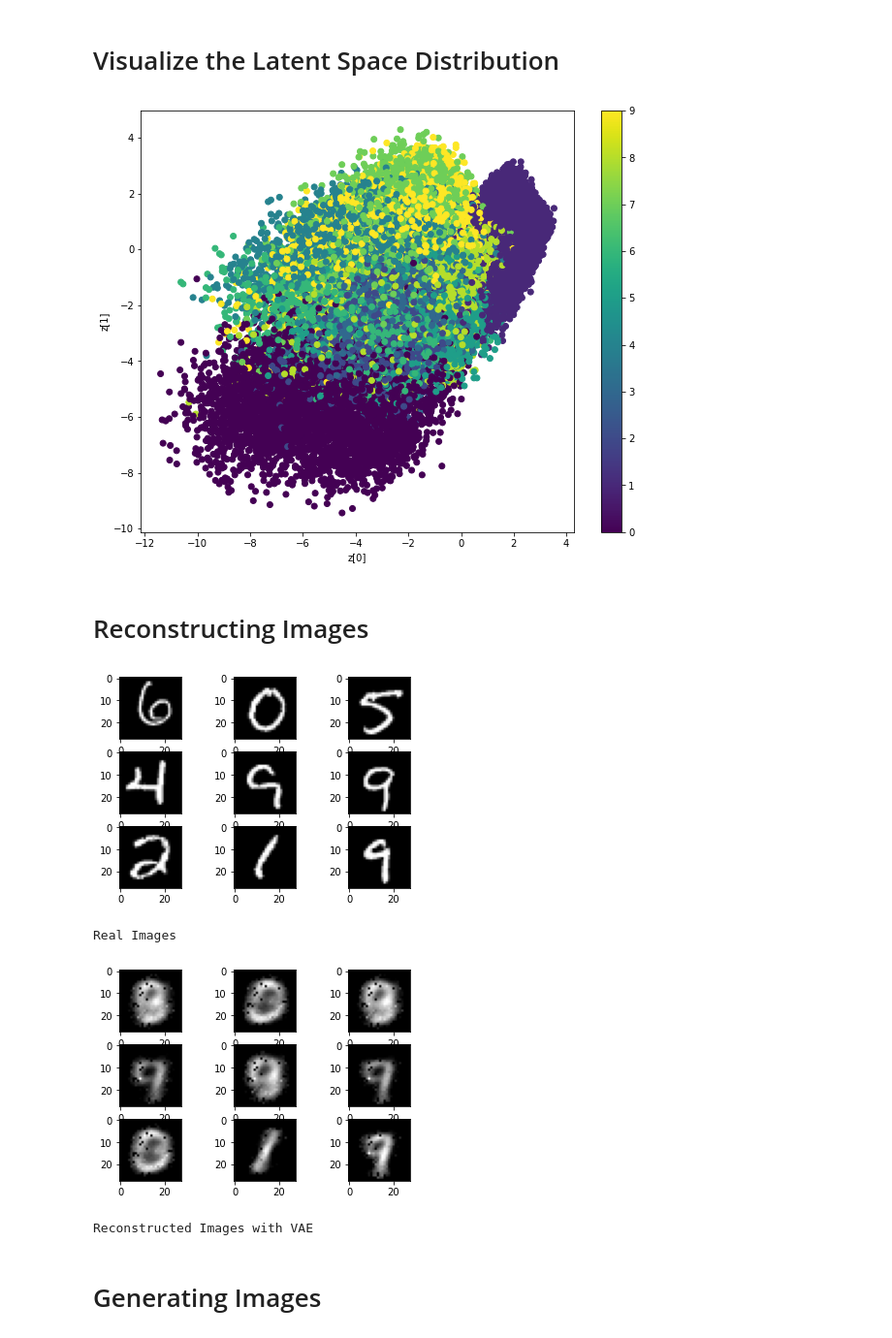
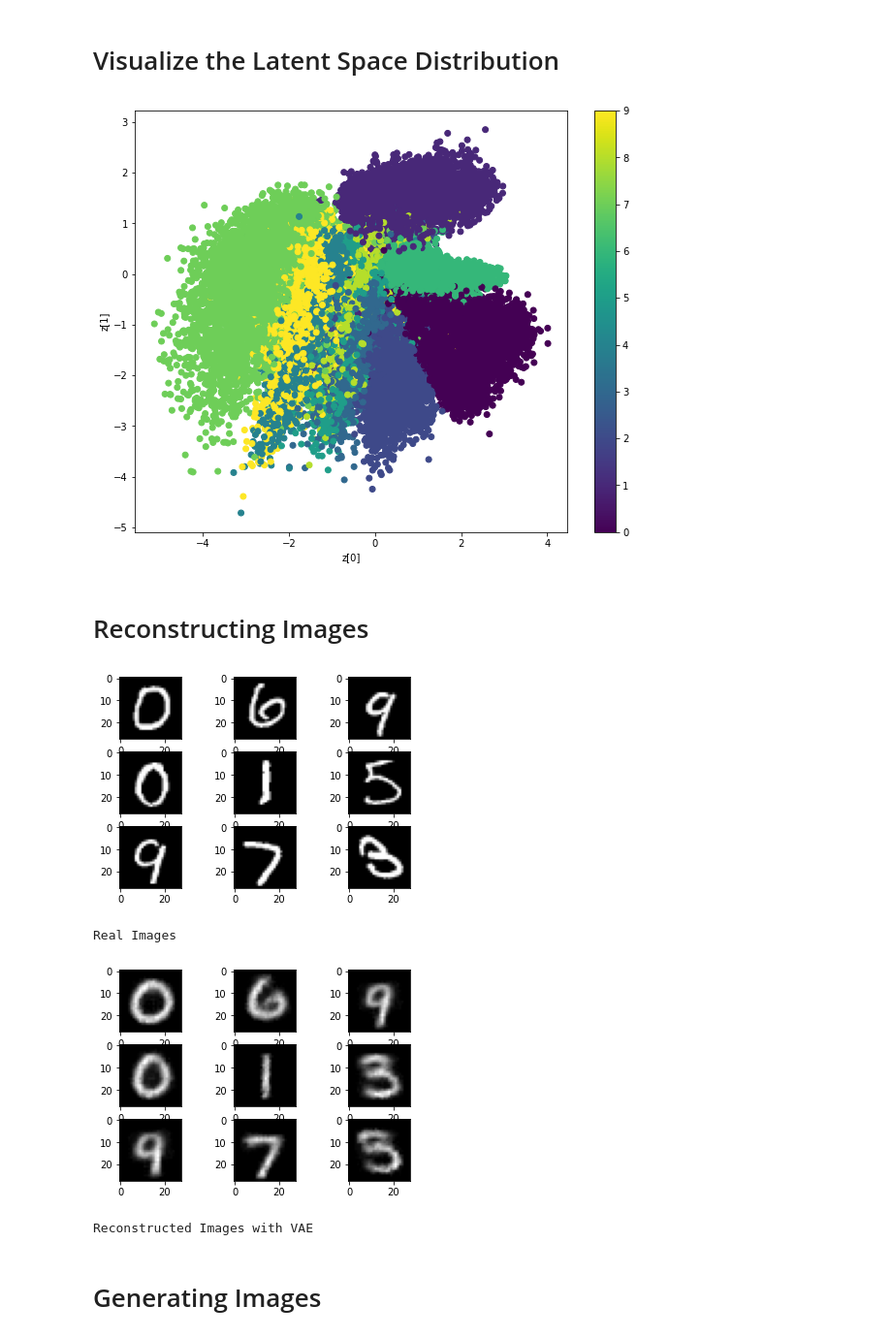
Before and after one commit to lavish619/Variational-Autoencoders, a Jupyter notebook: VAE.ipynb, the cells around one changed output. Shown at 97% size. Saved outputs shown, nothing was run; the diff lists cells and outputs as text; code cells hidden in the pictures.

Commit message:
architecture changes, images saved

```diff
--- a/VAE.ipynb
+++ b/VAE.ipynb
@@ -39,8 +39,9 @@ class VAE(Model):
 
         '''Defining encoder model'''
         inputs = tf.keras.Input(shape= img_shape)
-        x = Flatten()(inputs)
-        x = Dense(256, activation="relu")(x)
+        x = Conv2D(16, 3, activation="relu", strides=2, padding="same")(inputs)
+        x = Flatten()(x)
+        x = Dense(128, activation="relu")(x)
         mean = Dense(latent_dim, name="mean")(x)
         log_var = Dense(latent_dim, name="log_var")(x)
 
@@ -53,9 +54,12 @@ class VAE(Model):
 
         '''Defining decoder model'''
         latent_input = tf.keras.Input(shape= (latent_dim))
-        y = Dense(256, activation="relu")(latent_input)
-        output = Dense(784, activation="relu")(y)
-        output = Reshape(img_shape)(output)
+        y = Dense(128, activation="relu")(latent_input)
+        y = Dense(14*14*16, activation="relu")(y)
+        y = Reshape((14,14,16))(y)
+        output = Conv2DTranspose(1, 3, activation="relu", strides=2, padding="same")(y)
+#         output = Dense(784, activation="relu")(y)
+#         output = Reshape(img_shape)(y)
 
         #create decoder model
         self.decoder = Model(latent_input, output, name = "Decoder")
@@ -157,8 +161,8 @@ reduce_lr = ReduceLROnPlateau(monitor='loss',
 
 vae.fit(x_train,
         x_train,
-        initial_epoch = 0,
-        epochs = 20,
+        initial_epoch = 30,
+        epochs = 40,
         batch_size = 64,
 #         validation_data = (x_test, x_test),
         callbacks=[reduce_lr],
@@ -196,37 +203,42 @@ def plot_clusters( data, labels):
     plt.colorbar()
     plt.xlabel("z[0]")
     plt.ylabel("z[1]")
+    plt.savefig("images/latent_space.png")
     plt.show()
+
 
 # print(x_train.shape)
 
 plot_clusters(x_train, y_train)
 # %% [output]
-[figure, old version]
+[figure, new version]
 # %% [markdown]
 # Reconstructing Images
 # %%
-flag=100
+flag=10
 num = 9 #num should be less than 10
 data = x_test[flag: num+flag]
 output = vae.predict(data)*255
 
+plt.figure()
 for i in range(num):
     plt.subplot(330 + 1 + i)
     plt.imshow(data[i], cmap='gray')
+plt.savefig("images/real_images.png")
 plt.show()
 print("Real Images")
 
 
 for i in range(num):
     plt.subplot(330 + 1 + i)
     plt.imshow(output[i], cmap='gray')
+plt.savefig("images/reconstructed Images.png")
 plt.show()
 print ("Reconstructed Images with VAE")
 # %% [output]
-[figure, old version]
+[figure, new version]
 Real Images
-[figure, old version]
+[figure, new version]
 Reconstructed Images with VAE
 # %% [markdown]
 # Generating Images
```
Also changed, not shown: parts of 5 cells of this notebook, 4 other files.
